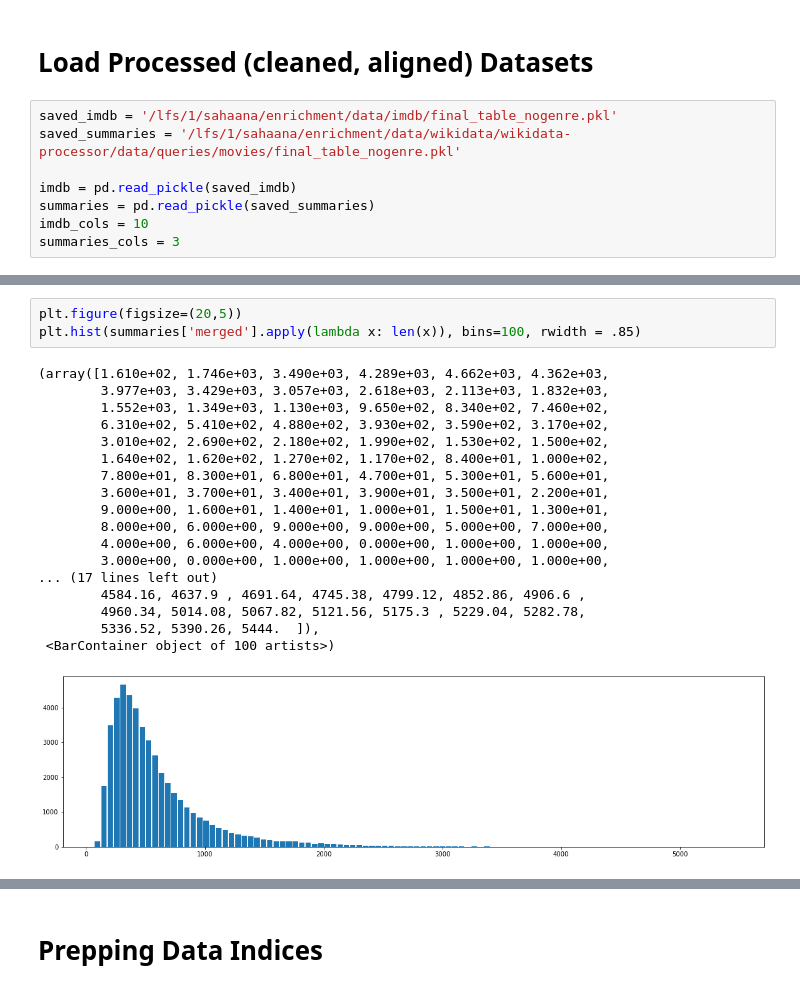
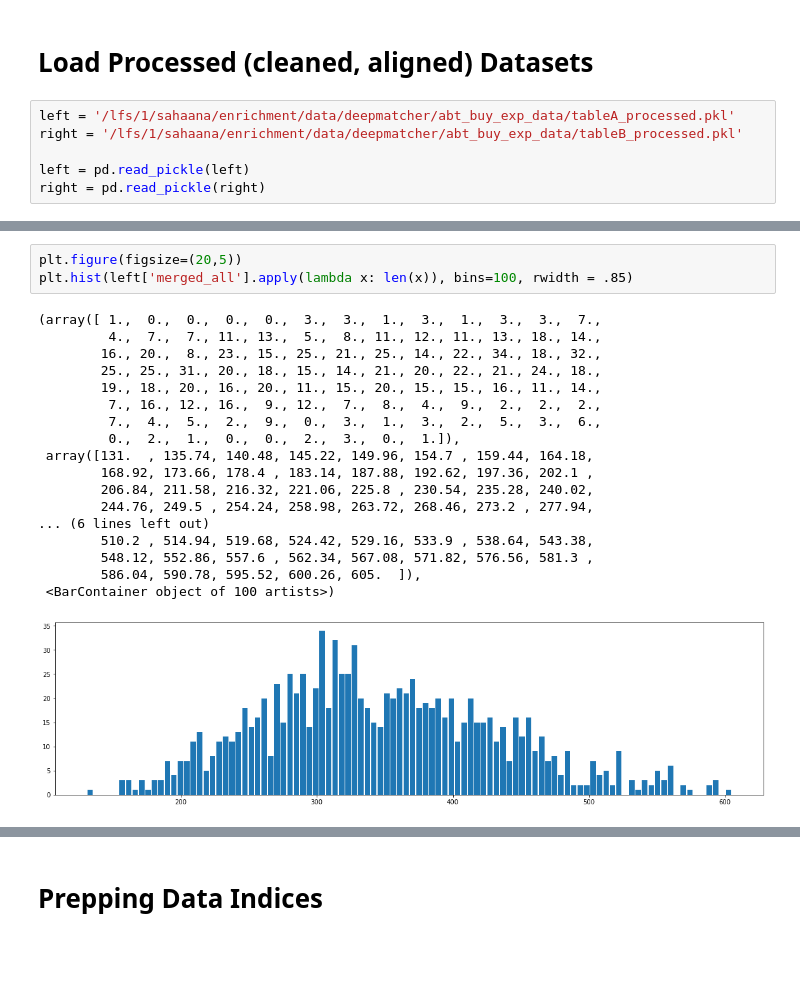
Before and after one commit to sahaana/ember-internal, a Jupyter notebook: notebooks/embedding/[0] Trial Run.ipynb, the cells around one changed output, grey strips where cells are left out. Drawn from its saved outputs; the diff is of its cells as text; blank space fills up the shorter version.

```diff
--- a/notebooks/embedding/[0] Trial Run.ipynb
+++ b/notebooks/embedding/[0] Trial Run.ipynb
@@ -39,10 +48,8 @@ from knn_utils import FaissKNeighbors, knn_matching_accuracy, find_perfect_recal
 # %% [markdown]
 # Load Processed (cleaned, aligned) Datasets
 # %%
-saved_imdb = '/lfs/1/sahaana/enrichment/data/imdb/final_table_nogenre.pkl'
-saved_summaries = '/lfs/1/sahaana/enrichment/data/wikidata/wikidata-processor/data/queries/movies/final_table_nogenre.pkl'
+left = '/lfs/1/sahaana/enrichment/data/deepmatcher/abt_buy_exp_data/tableA_processed.pkl'
+right = '/lfs/1/sahaana/enrichment/data/deepmatcher/abt_buy_exp_data/tableB_processed.pkl'
 
-imdb = pd.read_pickle(saved_imdb)
-summaries = pd.read_pickle(saved_summaries)
-imdb_cols = 10
-summaries_cols = 3
+left = pd.read_pickle(left)
+right = pd.read_pickle(right)
@@ -81,22 +88,22 @@ imdb
 # %%
 plt.figure(figsize=(20,5))
-plt.hist(summaries['merged'].apply(lambda x: len(x)), bins=100, rwidth = .85)
+plt.hist(left['merged_all'].apply(lambda x: len(x)), bins=100, rwidth = .85)
 # %% [output]
-(array([1.610e+02, 1.746e+03, 3.490e+03, 4.289e+03, 4.662e+03, 4.362e+03,
-        3.977e+03, 3.429e+03, 3.057e+03, 2.618e+03, 2.113e+03, 1.832e+03,
-        1.552e+03, 1.349e+03, 1.130e+03, 9.650e+02, 8.340e+02, 7.460e+02,
-        6.310e+02, 5.410e+02, 4.880e+02, 3.930e+02, 3.590e+02, 3.170e+02,
-        3.010e+02, 2.690e+02, 2.180e+02, 1.990e+02, 1.530e+02, 1.500e+02,
-        1.640e+02, 1.620e+02, 1.270e+02, 1.170e+02, 8.400e+01, 1.000e+02,
-        7.800e+01, 8.300e+01, 6.800e+01, 4.700e+01, 5.300e+01, 5.600e+01,
-        3.600e+01, 3.700e+01, 3.400e+01, 3.900e+01, 3.500e+01, 2.200e+01,
-        9.000e+00, 1.600e+01, 1.400e+01, 1.000e+01, 1.500e+01, 1.300e+01,
-        8.000e+00, 6.000e+00, 9.000e+00, 9.000e+00, 5.000e+00, 7.000e+00,
-        4.000e+00, 6.000e+00, 4.000e+00, 0.000e+00, 1.000e+00, 1.000e+00,
-        3.000e+00, 0.000e+00, 1.000e+00, 1.000e+00, 1.000e+00, 1.000e+00,
-... (17 lines left out)
-        4584.16, 4637.9 , 4691.64, 4745.38, 4799.12, 4852.86, 4906.6 ,
-        4960.34, 5014.08, 5067.82, 5121.56, 5175.3 , 5229.04, 5282.78,
-        5336.52, 5390.26, 5444.  ]),
+(array([ 1.,  0.,  0.,  0.,  0.,  3.,  3.,  1.,  3.,  1.,  3.,  3.,  7.,
+         4.,  7.,  7., 11., 13.,  5.,  8., 11., 12., 11., 13., 18., 14.,
+        16., 20.,  8., 23., 15., 25., 21., 25., 14., 22., 34., 18., 32.,
+        25., 25., 31., 20., 18., 15., 14., 21., 20., 22., 21., 24., 18.,
+        19., 18., 20., 16., 20., 11., 15., 20., 15., 15., 16., 11., 14.,
+         7., 16., 12., 16.,  9., 12.,  7.,  8.,  4.,  9.,  2.,  2.,  2.,
+         7.,  4.,  5.,  2.,  9.,  0.,  3.,  1.,  3.,  2.,  5.,  3.,  6.,
+         0.,  2.,  1.,  0.,  0.,  2.,  3.,  0.,  1.]),
+ array([131.  , 135.74, 140.48, 145.22, 149.96, 154.7 , 159.44, 164.18,
+        168.92, 173.66, 178.4 , 183.14, 187.88, 192.62, 197.36, 202.1 ,
+        206.84, 211.58, 216.32, 221.06, 225.8 , 230.54, 235.28, 240.02,
+        244.76, 249.5 , 254.24, 258.98, 263.72, 268.46, 273.2 , 277.94,
+... (6 lines left out)
+        510.2 , 514.94, 519.68, 524.42, 529.16, 533.9 , 538.64, 543.38,
+        548.12, 552.86, 557.6 , 562.34, 567.08, 571.82, 576.56, 581.3 ,
+        586.04, 590.78, 595.52, 600.26, 605.  ]),
  <BarContainer object of 100 artists>)
-[figure, old version]
+[figure, new version]
```
Also changed, not shown: parts of 53 cells of this notebook, 12 other files.
